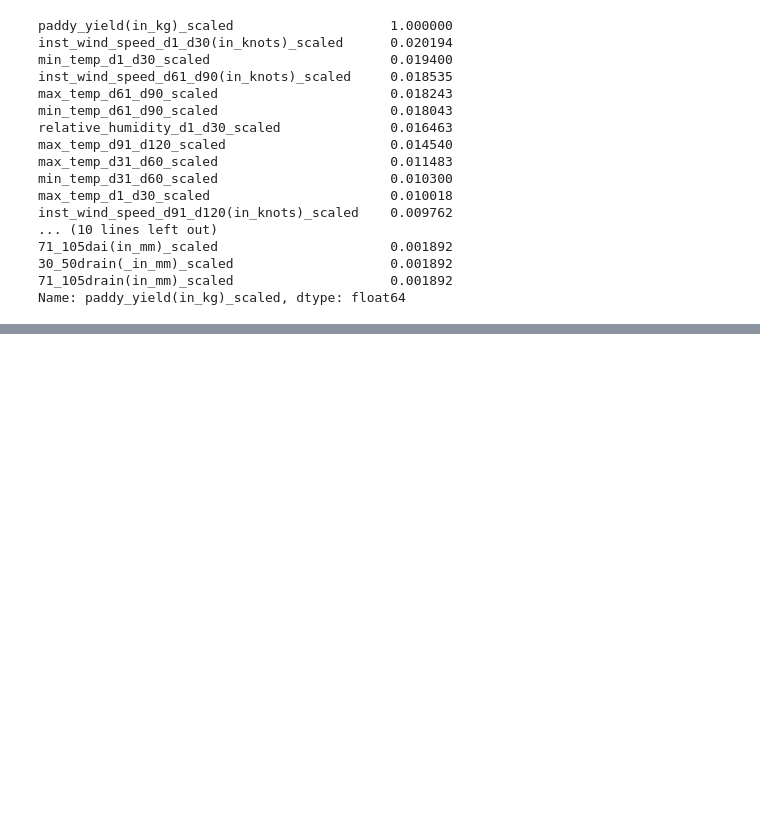
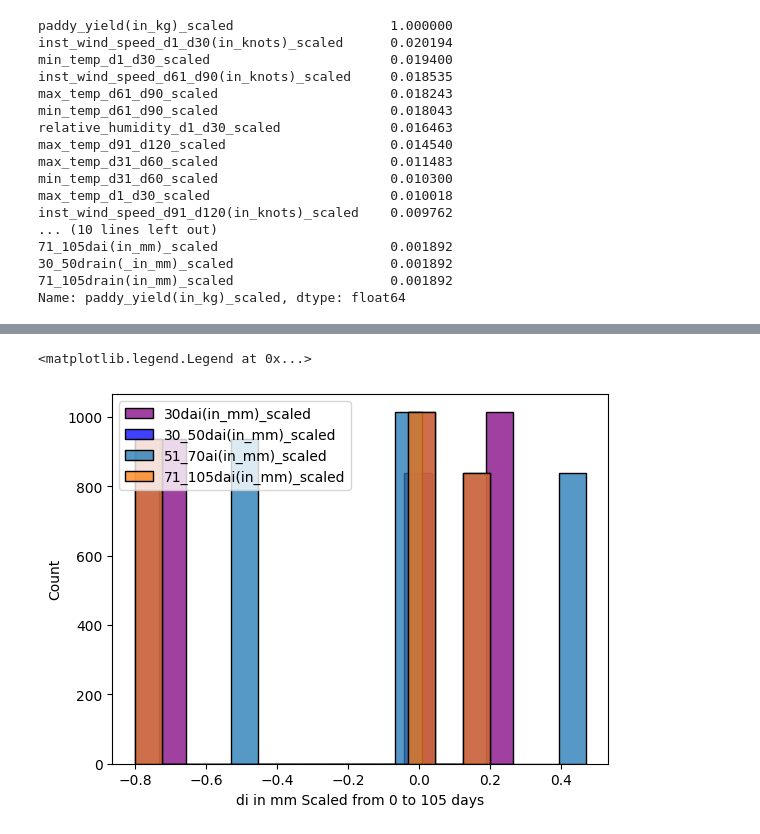
Before and after one commit to BALJAPALLIANSHUL/machine_learning_zoomcamp, a Jupyter notebook: midterm-project/paddy.ipynb, the cells around one changed output, grey strips where cells are left out. Cells and saved outputs as stored; diff of their text form; code cells hidden in the pictures; blank space fills up the shorter version.

```diff
--- a/midterm-project/paddy.ipynb
+++ b/midterm-project/paddy.ipynb
@@ -409,0 +480,10 @@ dtype: int64
+# %%
+sns.histplot(data=df, x='30dai(in_mm)_scaled', label='30dai(in_mm)_scaled', color='purple')
+sns.histplot(data=df,x='30_50dai(in_mm)_scaled', label='30_50dai(in_mm)_scaled', color='blue')
+sns.histplot(data=df, x='51_70ai(in_mm)_scaled', label='51_70ai(in_mm)_scaled')
+sns.histplot(data=df, x='71_105dai(in_mm)_scaled', label='71_105dai(in_mm)_scaled')
+plt.xlabel('di in mm Scaled from 0 to 105 days')
+plt.legend()
+# %% [output]
+<matplotlib.legend.Legend at 0x...>
+[figure, added]
```
Also changed, not shown: parts of 22 cells of this notebook.
